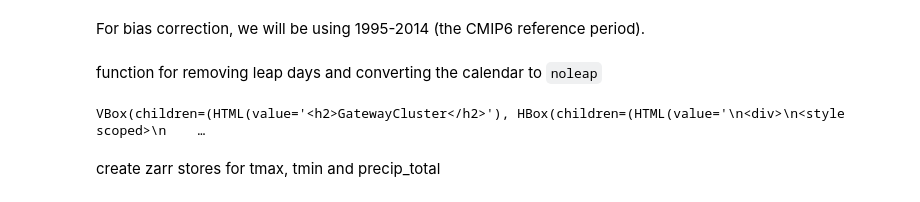
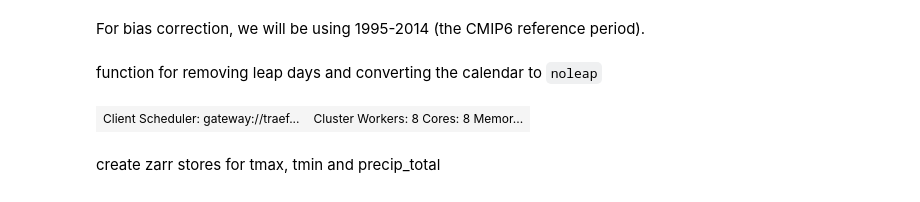
Before and after one commit to ClimateImpactLab/downscaleCMIP6, a Jupyter notebook: notebooks/convert_era5_to_zarr.ipynb, the cells around one changed output. Drawn from its saved outputs; the diff is of its cells as text; code cells hidden in the pictures.

```diff
--- a/notebooks/convert_era5_to_zarr.ipynb
+++ b/notebooks/convert_era5_to_zarr.ipynb
@@ -39,4 +58,6 @@ client, cluster = rhgk.get_standard_cluster()
+# %%
+client
+# %% [output]
+| Client Scheduler: gateway://traef... | Cluster Workers: 8 Cores: 8 Memor... |
 # %%
-cluster
+cluster.close()
-# %% [output]
-VBox(children=(HTML(value='<h2>GatewayCluster</h2>'), HBox(children=(HTML(value='\n<div>\n<style scoped>\n    …
```
Also changed, not shown: parts of 7 cells of this notebook.
